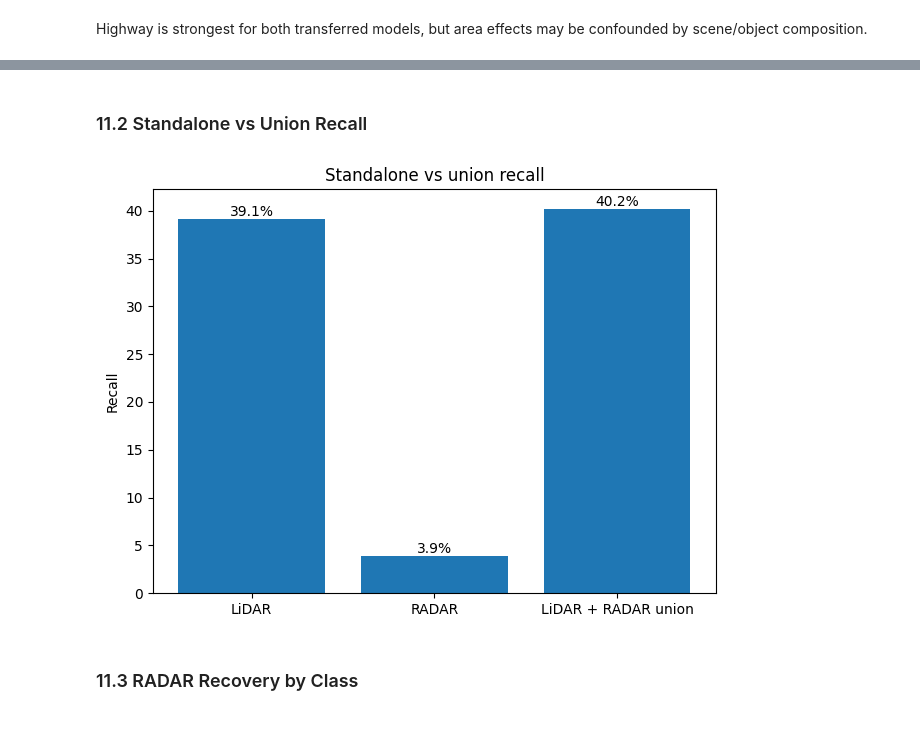
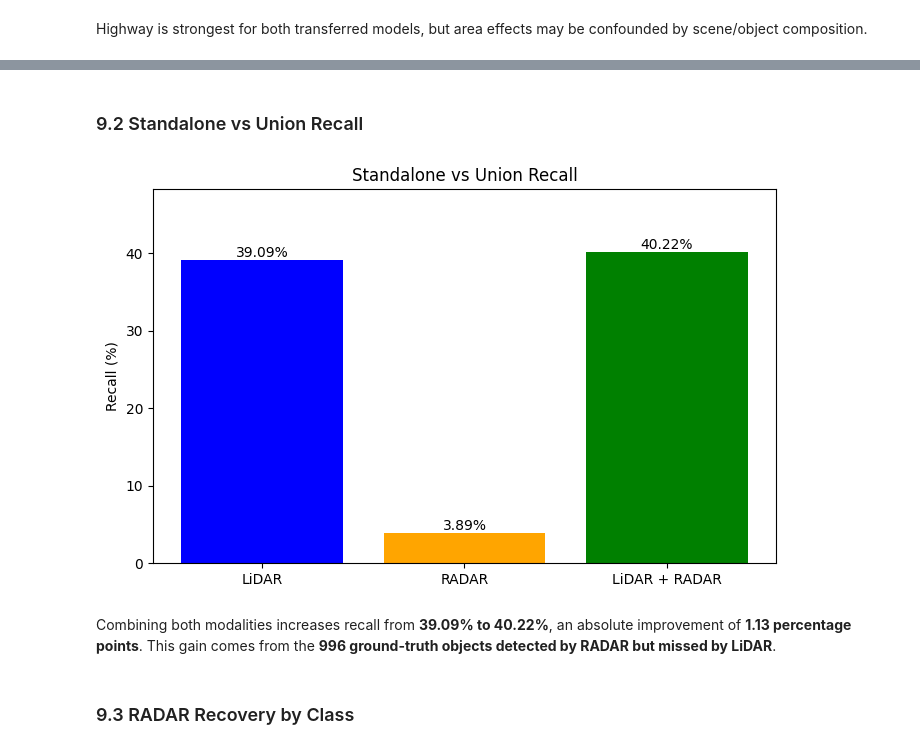
Before and after one commit to lailaamin70/Boeing-RADAR-Autonomous-, a Jupyter notebook: object_detection/results/omnihd/lidar_radar_evaluation_analysis.ipynb, the cells around one changed output, grey strips where cells are left out. Cells and saved outputs as stored; diff of their text form; code cells hidden in the pictures.

```diff
--- a/object_detection/results/omnihd/lidar_radar_evaluation_analysis.ipynb
+++ b/object_detection/results/omnihd/lidar_radar_evaluation_analysis.ipynb
@@ -221,9 +1567,46 @@ plot_single(labels,vals,"GT-object detection outcome distribution","GT objects")
 # %% [markdown]
-### 11.2 Standalone vs Union Recall
+### 9.2 Standalone vs Union Recall
 # %%
-plot_single(["LiDAR","RADAR","LiDAR + RADAR union"],[o["lidar_recall"],o["radar_recall"],o["union_recall"]],"Standalone vs union recall","Recall",True)
+# 9.2 Standalone vs Union Recall
+overall_comp = comp["overall"]
+
+labels = ["LiDAR", "RADAR", "LiDAR + RADAR"]
+values = [
+    overall_comp["lidar_recall"] * 100,
+    overall_comp["radar_recall"] * 100,
+    overall_comp["union_recall"] * 100
+]
+
+colors = ["blue", "orange", "green"]
+
+fig, ax = plt.subplots(figsize=(7, 4.5))
+
+bars = ax.bar(
+    labels,
+    values,
+    color=colors
+)
+
+ax.set_title("Standalone vs Union Recall")
+ax.set_ylabel("Recall (%)")
+ax.set_ylim(0, max(values) * 1.2)
+
+for bar, value in zip(bars, values):
+    ax.text(
+        bar.get_x() + bar.get_width() / 2,
+        bar.get_height(),
+        f"{value:.2f}%",
+        ha="center",
+        va="bottom",
+        fontsize=10
+    )
+
+plt.tight_layout()
+plt.show()
 # %% [output]
-[figure, old version]
+[figure, new version]
+# %% [markdown]
+Combining both modalities increases recall from **39.09% to 40.22%**, an absolute improvement of **1.13 percentage points**. This gain comes from the **996 ground-truth objects detected by RADAR but missed by LiDAR**.
 # %% [markdown]
-### 11.3 RADAR Recovery by Class
+### 9.3 RADAR Recovery by Class
 # %%
```
Also changed, not shown: parts of 83 cells of this notebook.
